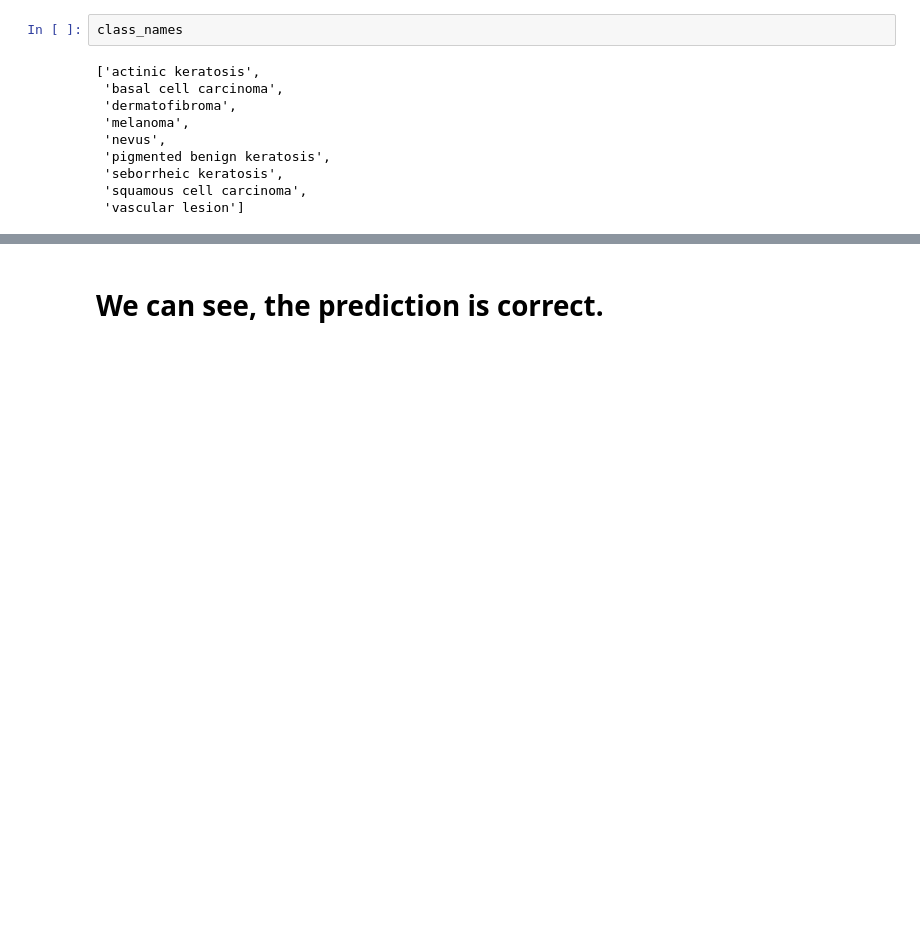
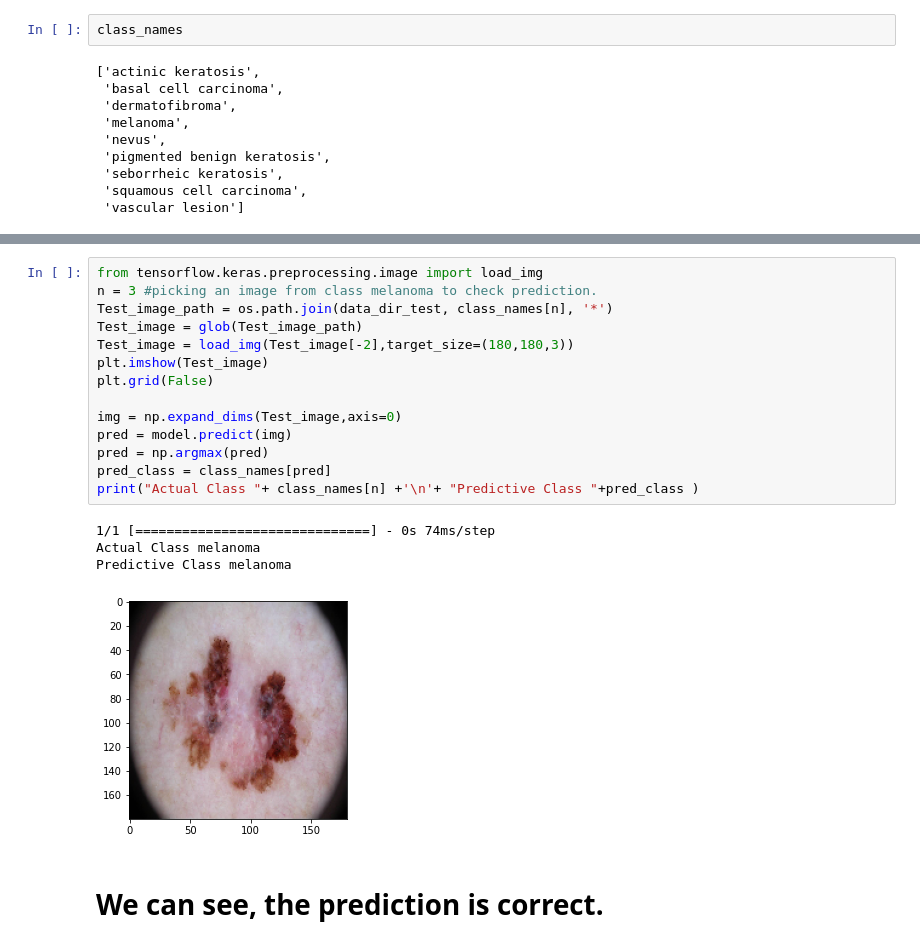
Before and after one commit to shekhs/CNN_Cancer_multiclass-classifier, a Jupyter notebook: ShushankShekhar_nn.ipynb, the cells around one changed output, grey strips where cells are left out. Drawn from its saved outputs; the diff is of its cells as text; blank space fills up the shorter version.

```diff
--- a/ShushankShekhar_nn.ipynb
+++ b/ShushankShekhar_nn.ipynb
@@ -861,2 +884,21 @@ Predictive Class nevus
+# %%
+from tensorflow.keras.preprocessing.image import load_img
+n = 3 #picking an image from class melanoma to check prediction.
+Test_image_path = os.path.join(data_dir_test, class_names[n], '*')
+Test_image = glob(Test_image_path)
+Test_image = load_img(Test_image[-2],target_size=(180,180,3))
+plt.imshow(Test_image)
+plt.grid(False)
+
+img = np.expand_dims(Test_image,axis=0)
+pred = model.predict(img)
+pred = np.argmax(pred)
+pred_class = class_names[pred]
+print("Actual Class "+ class_names[n] +'\n'+ "Predictive Class "+pred_class )
+# %% [output]
+1/1 [==============================] - 0s 74ms/step
+Actual Class melanoma
+Predictive Class melanoma
+[figure, added]
 # %% [markdown]
 # We can see, the prediction is correct.
```
Also changed, not shown: parts of 21 cells of this notebook.
